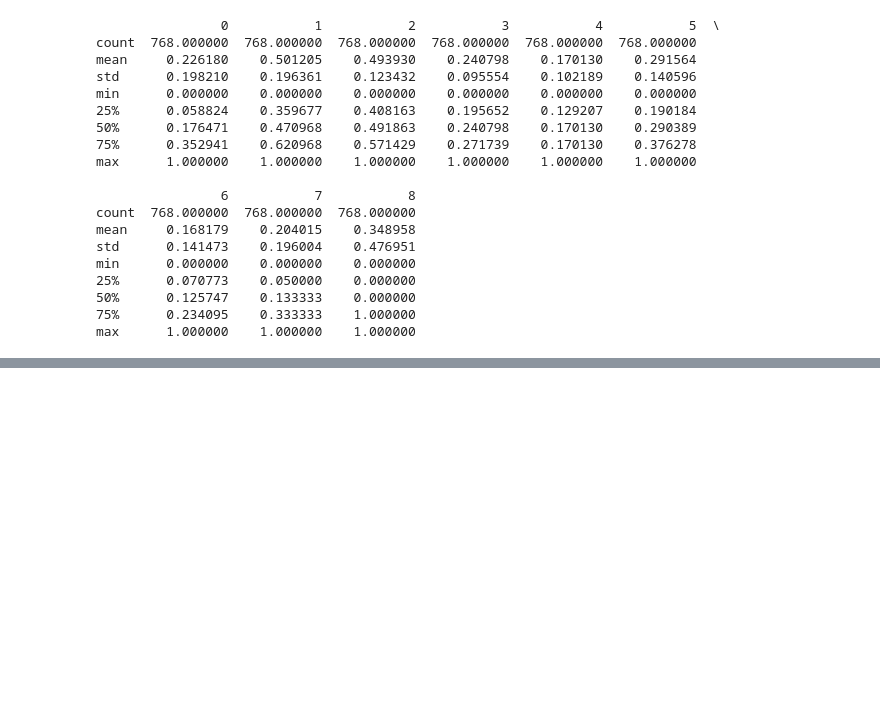
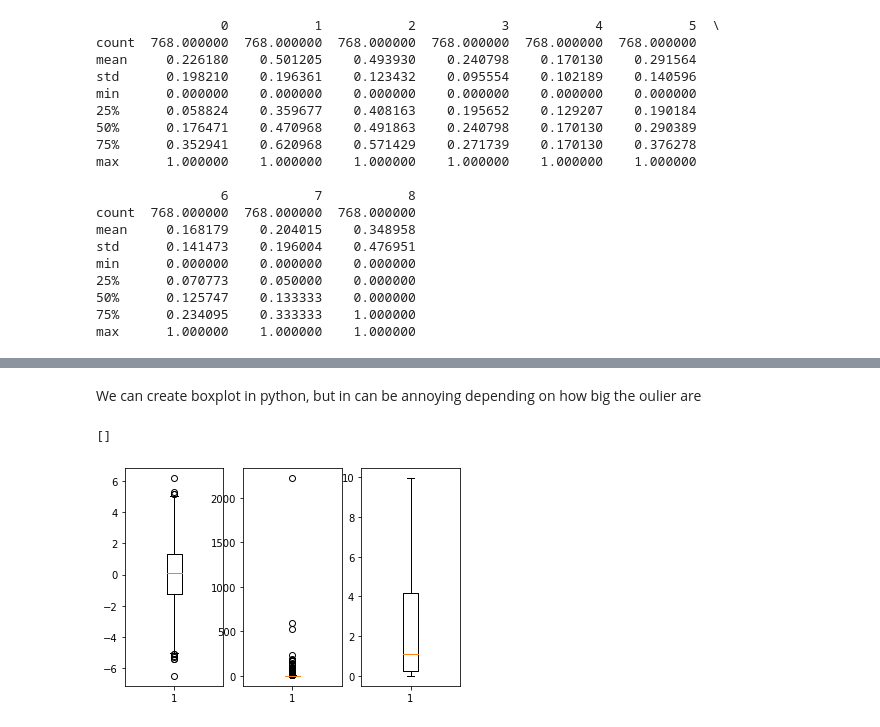
Before and after one commit to MartaVallejo/MachineLearning, a Jupyter notebook: DataPreprocessing.ipynb, the cells around one changed output, grey strips where cells are left out. Cells and saved outputs as stored; diff of their text form; code cells hidden in the pictures; blank space fills up the shorter version.

```diff
--- a/DataPreprocessing.ipynb
+++ b/DataPreprocessing.ipynb
@@ -626,0 +652,11 @@ max      1.000000    1.000000    1.000000
+# %% [markdown]
+We can create boxplot in python, but in can be annoying depending on how big the oulier are
+# %%
+fig, axs = plt.subplots(1,3)
+axs[0].boxplot(dataset[:, 0])
+axs[1].boxplot(dataset[:, 1])
+axs[2].boxplot(dataset[:, 1], showfliers=False)
+plt.plot()
+# %% [output]
+[]
+[figure, added]
```
Also changed, not shown: parts of 21 cells of this notebook.
